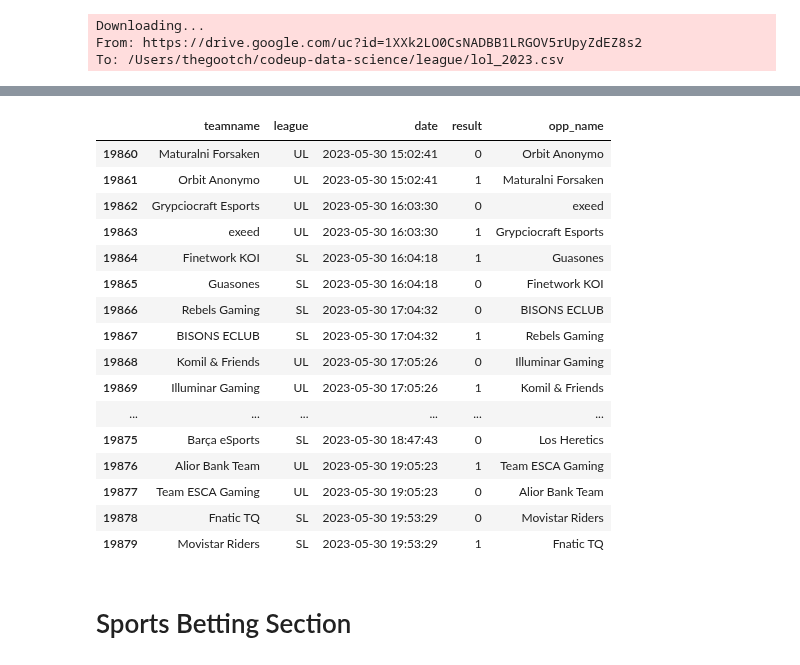
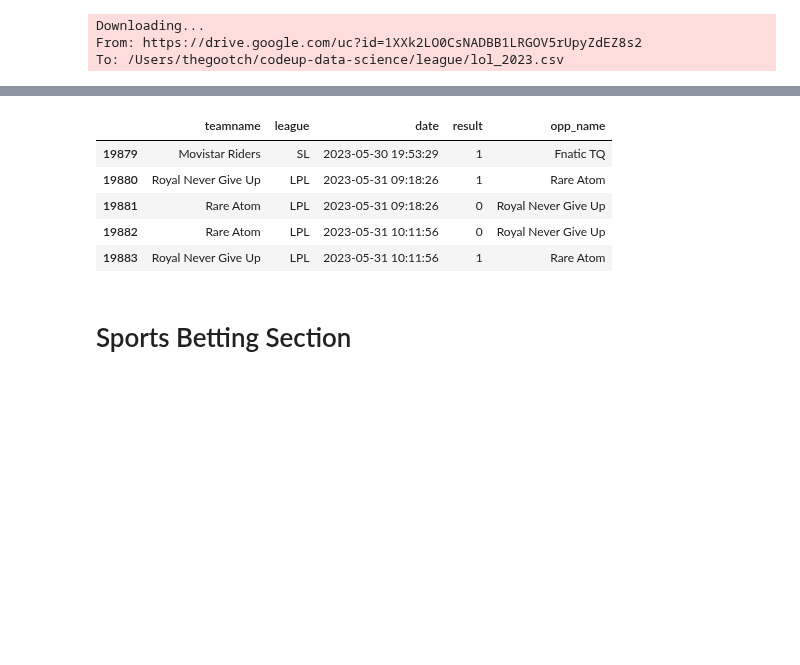
Before and after one commit to richie-p-meyer/league, a Jupyter notebook: scratch.ipynb, the cells around one changed output, grey strips where cells are left out. Cells and saved outputs as stored; diff of their text form; code cells hidden in the pictures; blank space fills up the shorter version.

```diff
--- a/scratch.ipynb
+++ b/scratch.ipynb
@@ -85,7 +85,15 @@ def wrangle_df(df):
     df = df[df.league.isin(leagues)] #Grab leagues of interest
     df = df[df.position=='team'] #Remove individual player stats
 
-    df = df.reset_index(drop=True) #Reset index
+    mapping = {'Excel Esports':'Excel','EDward Gaming':'Edward Gaming','KaBuM! Esports':'KaBuM! e-Sports',
+     'BISONS ECLUB':'BISONS Eclub','KOI':'KOI Academy','exeed':'Exeed','Grypciocraft Esports':'Grypciocraft',
+     'Komil&amp;Friends':'Komil&Friends','IZI Dream':'Izi Dream','Team BDS Academy':'Team BDS.A',
+     'FURIA Academy':'FURIA.A','Fluxo Academy':'Fluxo.A','INTZ Academy':'INTZ.A','KaBuM! Academy':'KaBuM! e-Sports.A',
+     'LOUD Academy':'LOUD.A','Liberty Academy':'Liberty.A','Los Grandes Academy':'Los Grandes.A',
+     'RED Academy':'RED Canids.A','Vivo Keyd Stars Academy':'Vivo Keyd Stars.A','paiN Gaming Academy':'paiN Gaming.A',
+     'MAMMOTH':'Mammoth'}
+
+    df.teamname.replace(mapping,inplace=True)
 
     df.split = df.split.str.replace('Split 1','Spring').str.replace('Split 2','Summer') #Rename 'split' names
     df.split = df.split.str.replace('Opening','Spring').str.replace('Closing','Summer')
@@ -163,23 +151,12 @@ raw[(raw.league=='PRM')&(raw.position=='team')].sort_values('date',ascending=Fal
 # %%
-df[['teamname','league','date','result','opp_name']].tail(20)
+df[['teamname','league','date','result','opp_name']].tail()
 # %% [output]
 |  | teamname | league | date | result | opp_name |
-| 19860 | Maturalni Forsaken | UL | 2023-05-30 15:02:41 | 0 | Orbit Anonymo |
-| 19861 | Orbit Anonymo | UL | 2023-05-30 15:02:41 | 1 | Maturalni Forsaken |
-| 19862 | Grypciocraft Esports | UL | 2023-05-30 16:03:30 | 0 | exeed |
-| 19863 | exeed | UL | 2023-05-30 16:03:30 | 1 | Grypciocraft Esports |
-| 19864 | Finetwork KOI | SL | 2023-05-30 16:04:18 | 1 | Guasones |
-| 19865 | Guasones | SL | 2023-05-30 16:04:18 | 0 | Finetwork KOI |
-| 19866 | Rebels Gaming | SL | 2023-05-30 17:04:32 | 0 | BISONS ECLUB |
-| 19867 | BISONS ECLUB | SL | 2023-05-30 17:04:32 | 1 | Rebels Gaming |
-| 19868 | Komil & Friends | UL | 2023-05-30 17:05:26 | 0 | Illuminar Gaming |
-| 19869 | Illuminar Gaming | UL | 2023-05-30 17:05:26 | 1 | Komil & Friends |
-| ... | ... | ... | ... | ... | ... |
-| 19875 | Barça eSports | SL | 2023-05-30 18:47:43 | 0 | Los Heretics |
-| 19876 | Alior Bank Team | UL | 2023-05-30 19:05:23 | 1 | Team ESCA Gaming |
-| 19877 | Team ESCA Gaming | UL | 2023-05-30 19:05:23 | 0 | Alior Bank Team |
-| 19878 | Fnatic TQ | SL | 2023-05-30 19:53:29 | 0 | Movistar Riders |
 | 19879 | Movistar Riders | SL | 2023-05-30 19:53:29 | 1 | Fnatic TQ |
+| 19880 | Royal Never Give Up | LPL | 2023-05-31 09:18:26 | 1 | Rare Atom |
+| 19881 | Rare Atom | LPL | 2023-05-31 09:18:26 | 0 | Royal Never Give Up |
+| 19882 | Rare Atom | LPL | 2023-05-31 10:11:56 | 0 | Royal Never Give Up |
+| 19883 | Royal Never Give Up | LPL | 2023-05-31 10:11:56 | 1 | Rare Atom |
 # %% [markdown]
 # Sports Betting Section
 # %%
```
Also changed, not shown: parts of 19 cells of this notebook, 2 other files.
